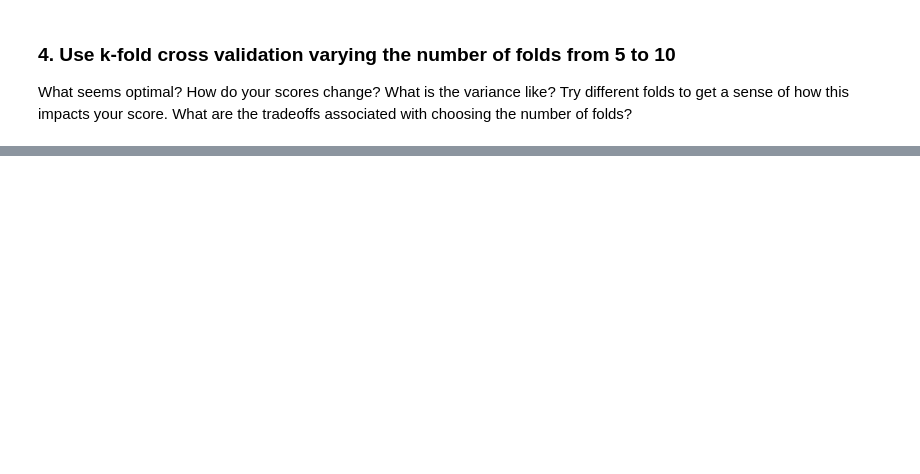
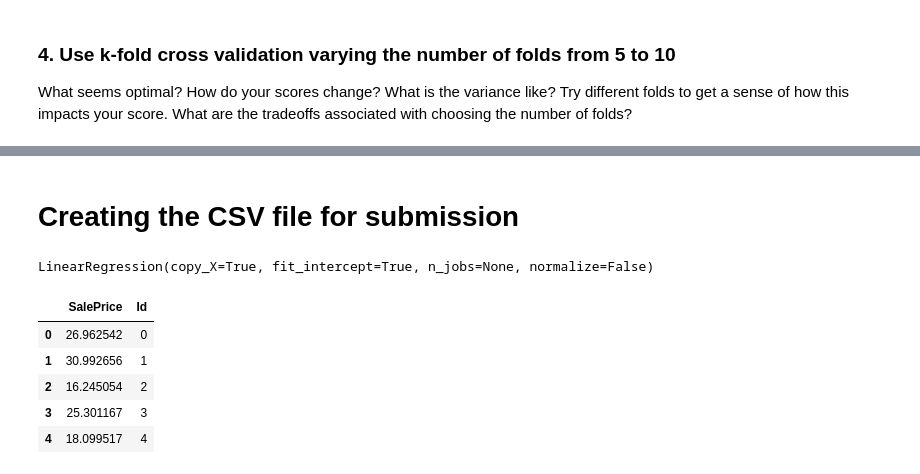
Before and after one commit to ersingt/coursework, a Jupyter notebook: 03-Week/02-linreg-tts-cv/linreg-tts-lesson-Adi-InClass.ipynb, the cells around one changed output, grey strips where cells are left out. Drawn from its saved outputs; the diff is of its cells as text; code cells hidden in the pictures; blank space fills up the shorter version.

```diff
--- a/03-Week/02-linreg-tts-cv/linreg-tts-lesson-Adi-InClass.ipynb
+++ b/03-Week/02-linreg-tts-cv/linreg-tts-lesson-Adi-InClass.ipynb
@@ -309,0 +406,22 @@ Recall that k-fold cross-validation creates a hold portion of your data set for
+# %% [markdown]
+# Creating the CSV file for submission
+# %%
+lr = LinearRegression()
+lr.fit(X_train, y_train)
+# %% [output]
+LinearRegression(copy_X=True, fit_intercept=True, n_jobs=None, normalize=False)
+# %%
+y_pred = lr.predict(X_test)
+# %%
+submission = pd.DataFrame(y_pred, columns=['SalePrice'])
+# %%
+submission['Id'] = submission.index
+# %%
+submission.head()
+# %% [output]
+|  | SalePrice | Id |
+| 0 | 26.962542 | 0 |
+| 1 | 30.992656 | 1 |
+| 2 | 16.245054 | 2 |
+| 3 | 25.301167 | 3 |
+| 4 | 18.099517 | 4 |
```
Also changed, not shown: parts of 17 cells of this notebook, 1 other file.
